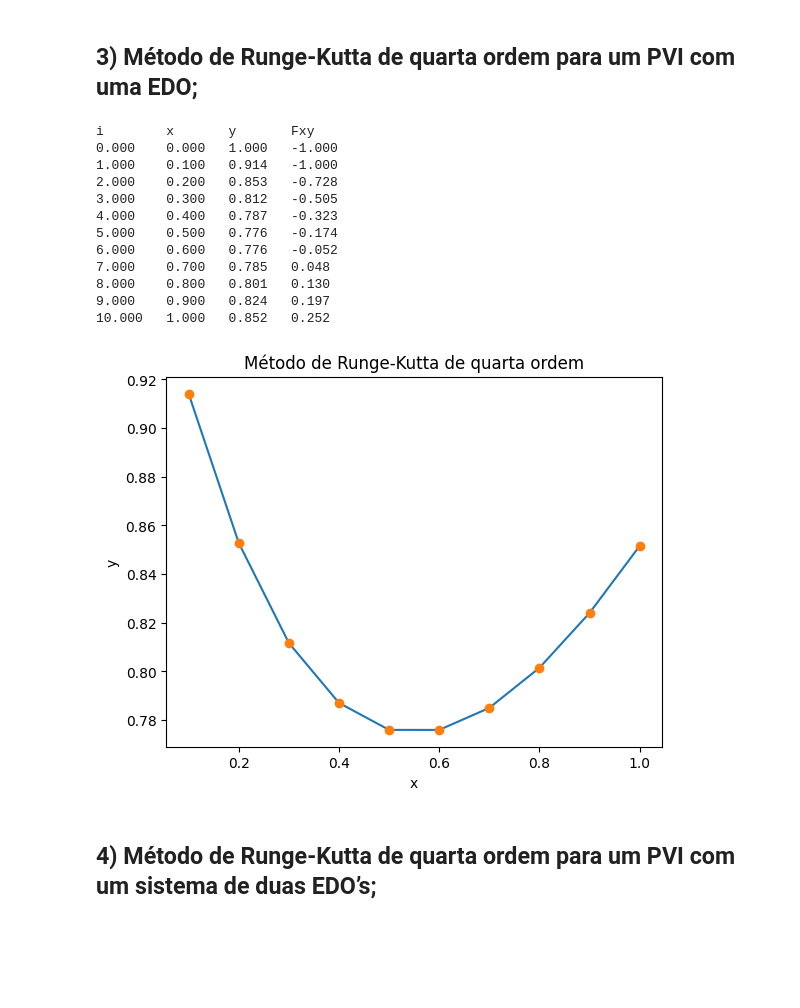
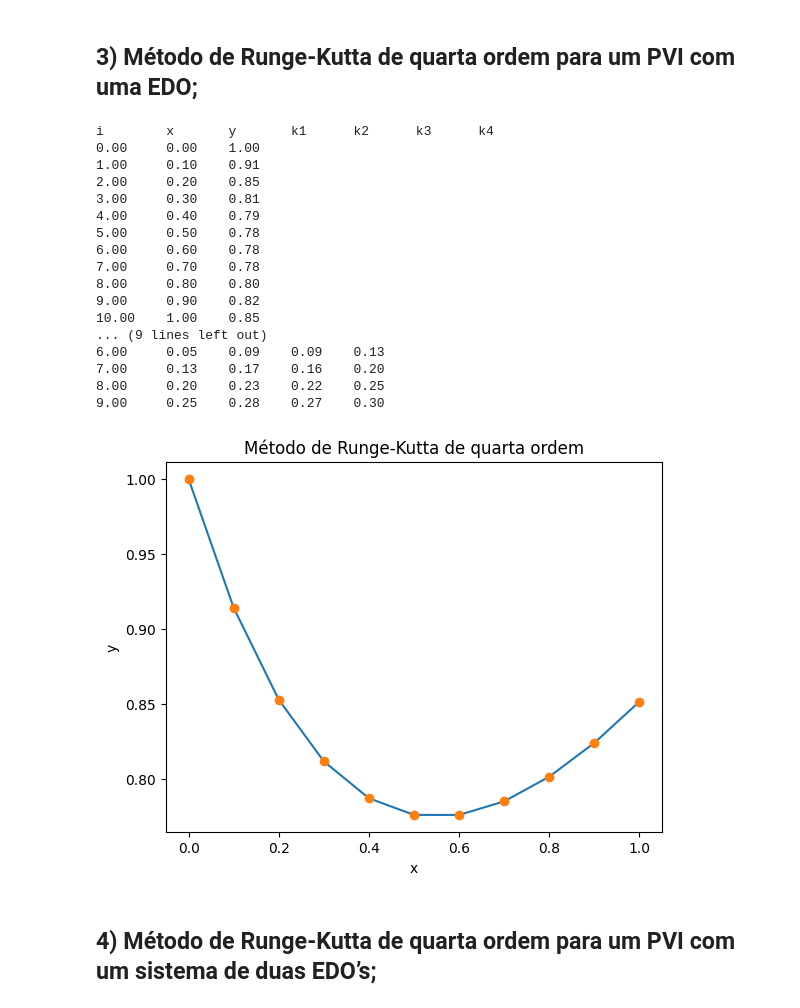
Before and after one commit to mariabandeira/EDO, a Jupyter notebook: Pratica1_EDO.ipynb, the cells around one changed output. Cells and saved outputs as stored; diff of their text form; code cells hidden in the pictures; blank space fills up the shorter version.

```diff
--- a/Pratica1_EDO.ipynb
+++ b/Pratica1_EDO.ipynb
@@ -116,11 +122,13 @@ def runge_kutta(a, b, m, y0):
   h = (b - a)/m
   xt = a
   yt = y0
+
   VetX = [xt]
   VetY = [yt]
-  fxy = f(xt, yt)
-  print("i \t x \t y \t Fxy")
-  print(f"{0:.3f} \t {xt:.3f} \t {yt:.3f} \t {fxy:.3f}")
+  k1_list, k2_list, k3_list, k4_list = [], [], [], []
+
+  print("i \t x \t y \t k1 \t k2 \t k3 \t k4")
+  print(f"{0:.2f} \t {xt:.2f} \t {yt:.2f}")
   for i in range(1, m+1):
     x = xt
     y = yt
@@ -135,9 +143,26 @@ def runge_kutta(a, b, m, y0):
     k4 = f(x, y)
     xt = a + i*h
     yt = yt + (h/6)*(k1 + 2*(k2 + k3) + k4)
-    print(f"{i:.3f} \t {xt:.3f} \t {yt:.3f} \t {k1:.3f}")
+
+    # Armazenar os valores de k
+    k1_list.append(k1)
+    k2_list.append(k2)
+    k3_list.append(k3)
+    k4_list.append(k4)
+
+    print(f"{i:.2f} \t {xt:.2f} \t {yt:.2f}")
     VetX.append(xt)
     VetY.append(yt)
+
+  print("\nTabelas dos valores de k:")
+  print("i \t k1 \t k2 \t k3 \t k4")
+  for i in range(m):
+    k1 = k1_list[i]
+    k2 = k2_list[i]
+    k3 = k3_list[i]
+    k4 = k4_list[i]
+    print(f"{i:.2f} \t {k1:.2f} \t {k2:.2f} \t {k3:.2f} \t {k4:.2f}")
+
   return VetX, VetY
 # %%
 def f(x, y):
@@ -145,27 +170,32 @@ def f(x, y):
 # %%
 VetX, VetY = runge_kutta(0, 1, 10, 1)
 # %% [output]
-i        x       y       Fxy
-0.000    0.000   1.000   -1.000
-1.000    0.100   0.914   -1.000
-2.000    0.200   0.853   -0.728
-3.000    0.300   0.812   -0.505
-4.000    0.400   0.787   -0.323
-5.000    0.500   0.776   -0.174
-6.000    0.600   0.776   -0.052
-7.000    0.700   0.785   0.048
-8.000    0.800   0.801   0.130
-9.000    0.900   0.824   0.197
-10.000   1.000   0.852   0.252
+i        x       y       k1      k2      k3      k4
+0.00     0.00    1.00
+1.00     0.10    0.91
+2.00     0.20    0.85
+3.00     0.30    0.81
+4.00     0.40    0.79
+5.00     0.50    0.78
+6.00     0.60    0.78
+7.00     0.70    0.78
+8.00     0.80    0.80
+9.00     0.90    0.82
+10.00    1.00    0.85
+... (9 lines left out)
+6.00     0.05    0.09    0.09    0.13
+7.00     0.13    0.17    0.16    0.20
+8.00     0.20    0.23    0.22    0.25
+9.00     0.25    0.28    0.27    0.30
 # %%
-plt.plot(VetX[1:], VetY[1:])
-plt.plot(VetX[1:], VetY[1:], 'o')
+plt.plot(VetX[0:], VetY[0:])
+plt.plot(VetX[0:], VetY[0:], 'o')
 plt.xlabel('x')
 plt.ylabel('y')
 plt.title('Método de Runge-Kutta de quarta ordem')
 plt.show()
 # %% [output]
-[figure, old version]
+[figure, new version]
 # %% [markdown]
 ## 4) Método de Runge-Kutta de quarta ordem para um PVI com um sistema de duas EDO’s;
 # %%
```
Also changed, not shown: parts of 8 cells of this notebook.
